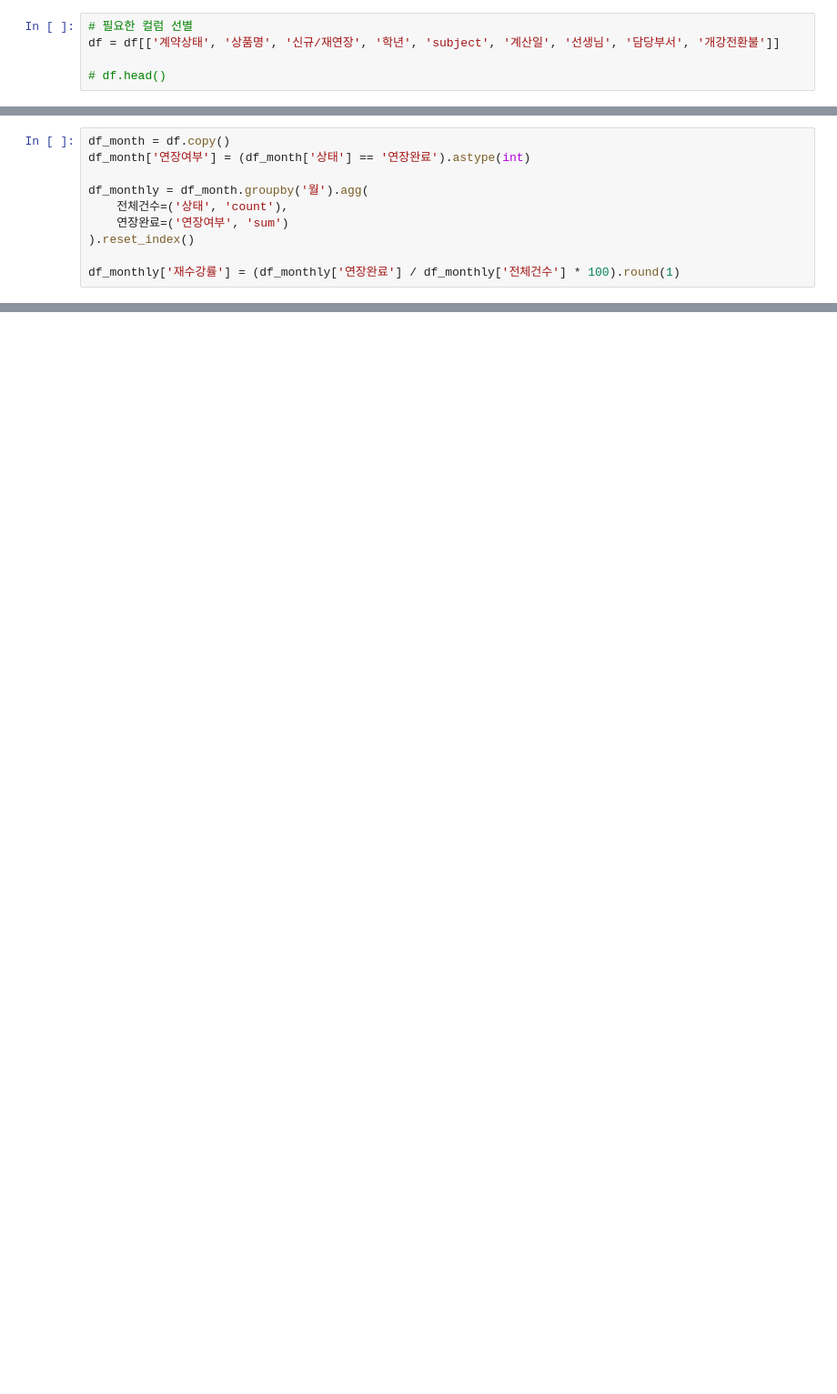
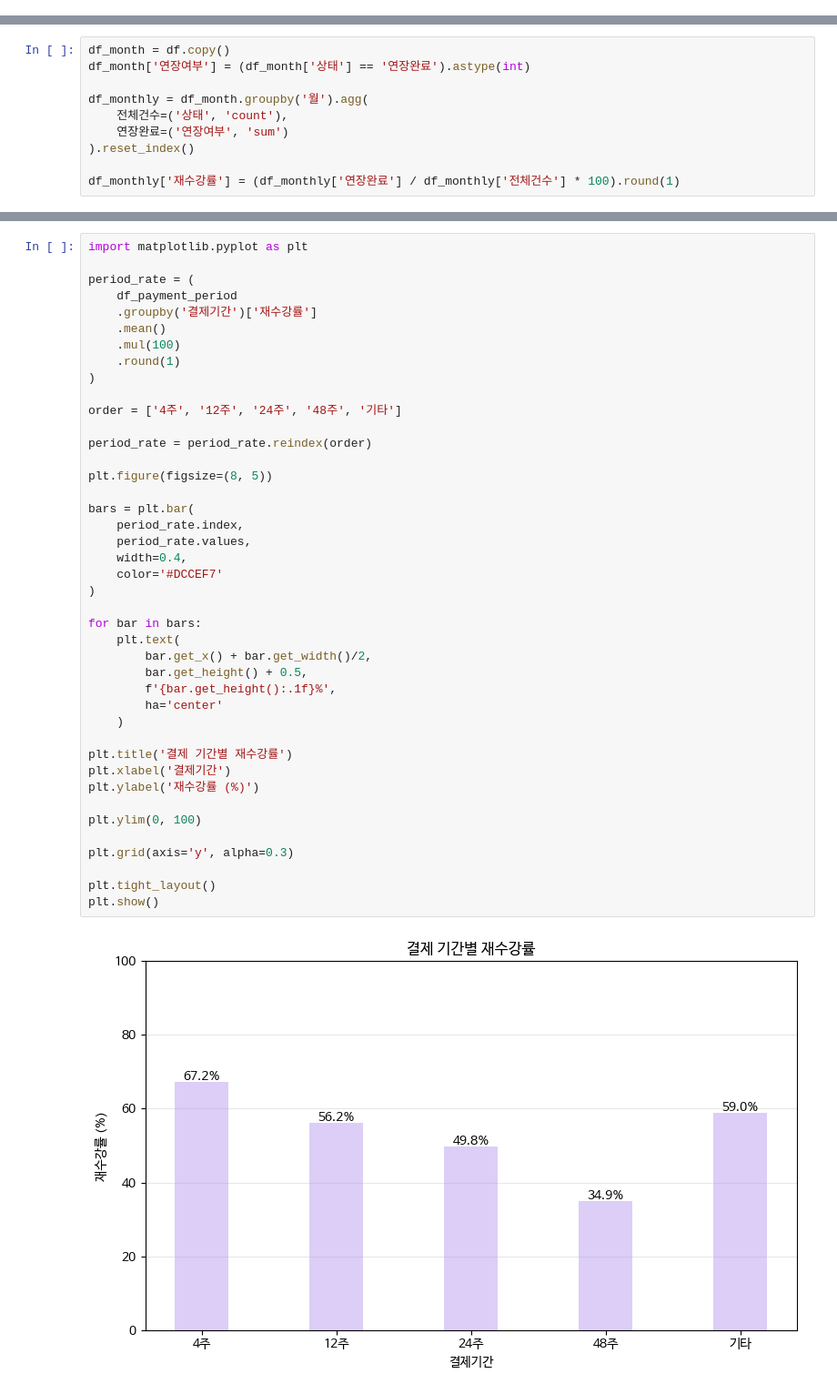
Before and after one commit to abbiddo/retention-analysis, a Jupyter notebook: student_retention_analysis.ipynb, the cells around one changed output, grey strips where cells are left out. Shown at 91% size. Cells and saved outputs as stored; diff of their text form; blank space fills up the shorter version.

```diff
--- a/student_retention_analysis.ipynb
+++ b/student_retention_analysis.ipynb
@@ -68,5 +100,0 @@ df = pd.read_csv(file_path, encoding="utf-8-sig")
-# %%
-# 필요한 컬럼 선별
-df = df[['계약상태', '상품명', '신규/재연장', '학년', 'subject', '계산일', '선생님', '담당부서', '개강전환불']]
-
-# df.head()
@@ -184,0 +406,44 @@ plt.show()
+# %%
+import matplotlib.pyplot as plt
+
+period_rate = (
+    df_payment_period
+    .groupby('결제기간')['재수강률']
+    .mean()
+    .mul(100)
+    .round(1)
+)
+
+order = ['4주', '12주', '24주', '48주', '기타']
+
+period_rate = period_rate.reindex(order)
+
+plt.figure(figsize=(8, 5))
+
+bars = plt.bar(
+    period_rate.index,
+    period_rate.values,
+    width=0.4,
+    color='#DCCEF7'
+)
+
+for bar in bars:
+    plt.text(
+        bar.get_x() + bar.get_width()/2,
+        bar.get_height() + 0.5,
+        f'{bar.get_height():.1f}%',
+        ha='center'
+    )
+
+plt.title('결제 기간별 재수강률')
+plt.xlabel('결제기간')
+plt.ylabel('재수강률 (%)')
+
+plt.ylim(0, 100)
+
+plt.grid(axis='y', alpha=0.3)
+
+plt.tight_layout()
+plt.show()
+# %% [output]
+[figure, added]
```
Also changed, not shown: parts of 44 cells of this notebook.
